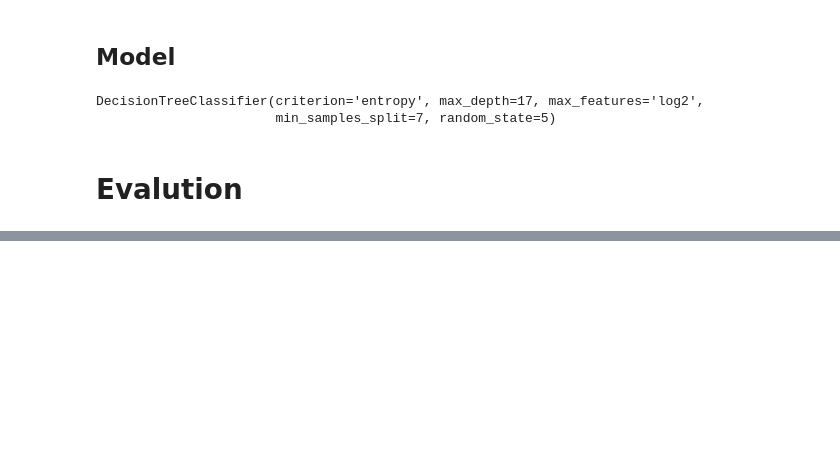
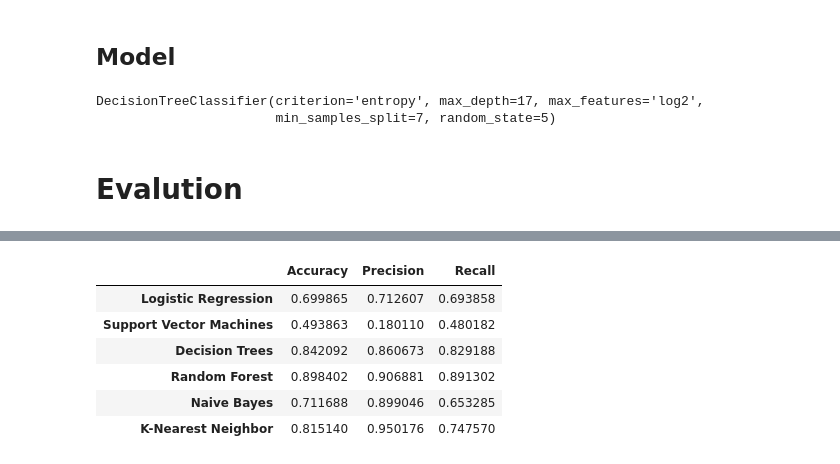
Before and after one commit to MAboElFottouh/AMIT, a Jupyter notebook: bank_project.ipynb, the cells around one changed output, grey strips where cells are left out. Cells and saved outputs as stored; diff of their text form; code cells hidden in the pictures; blank space fills up the shorter version.

```diff
--- a/bank_project.ipynb
+++ b/bank_project.ipynb
@@ -259,0 +310,17 @@ F1 score : 0.8347457627118644
+# %%
+import pandas as pd
+
+df_model = pd.DataFrame(index=models.keys(), columns=['Accuracy', 'Precision', 'Recall'])
+df_model['Accuracy'] = accuracy.values()
+df_model['Precision'] = precision.values()
+df_model['Recall'] = recall.values()
+
+df_model
+# %% [output]
+|  | Accuracy | Precision | Recall |
+| Logistic Regression | 0.699865 | 0.712607 | 0.693858 |
+| Support Vector Machines | 0.493863 | 0.180110 | 0.480182 |
+| Decision Trees | 0.842092 | 0.860673 | 0.829188 |
+| Random Forest | 0.898402 | 0.906881 | 0.891302 |
+| Naive Bayes | 0.711688 | 0.899046 | 0.653285 |
+| K-Nearest Neighbor | 0.815140 | 0.950176 | 0.747570 |
```
Also changed, not shown: parts of 6 cells of this notebook.
